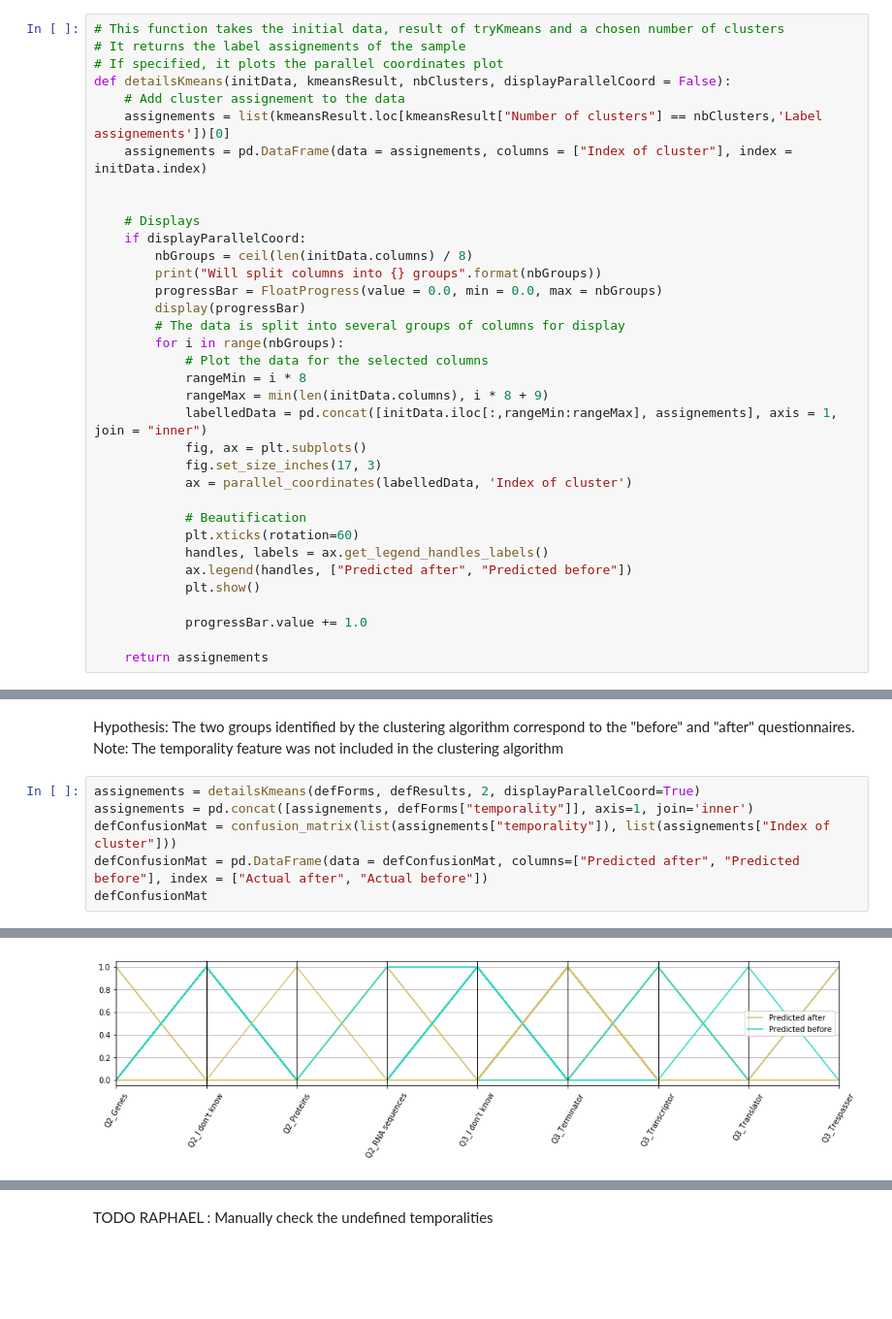
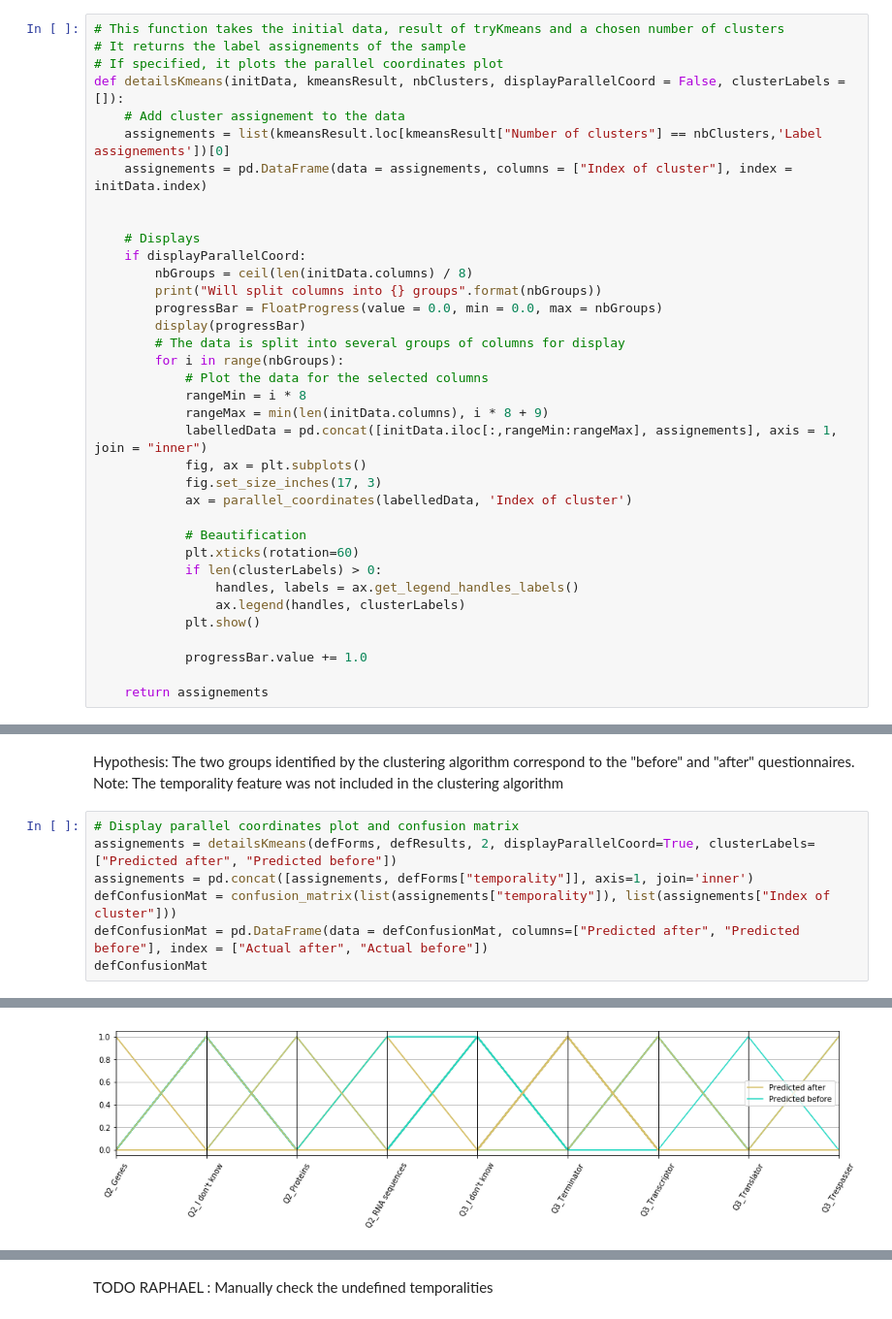
Before and after one commit to CyberCRI/dataanalysis-herocoli-redmetrics, a Jupyter notebook: v1.52/Data mining/Clustering.ipynb, the cells around one changed output, grey strips where cells are left out. Shown at 97% size. Drawn from its saved outputs; the diff is of its cells as text; blank space fills up the shorter version.

```diff
--- a/v1.52/Data mining/Clustering.ipynb
+++ b/v1.52/Data mining/Clustering.ipynb
@@ -99,7 +99,7 @@ def tryKmeans(dataset, rangeNbClusters=[2, 3, 4, 5]):
 # This function takes the initial data, result of tryKmeans and a chosen number of clusters
 # It returns the label assignements of the sample
 # If specified, it plots the parallel coordinates plot
-def detailsKmeans(initData, kmeansResult, nbClusters, displayParallelCoord = False):
+def detailsKmeans(initData, kmeansResult, nbClusters, displayParallelCoord = False, clusterLabels = []):
     # Add cluster assignement to the data
     assignements = list(kmeansResult.loc[kmeansResult["Number of clusters"] == nbClusters,'Label assignements'])[0]
     assignements = pd.DataFrame(data = assignements, columns = ["Index of cluster"], index = initData.index)
@@ -123,8 +123,9 @@ def detailsKmeans(initData, kmeansResult, nbClusters, displayParallelCoord = Fal
 
             # Beautification
             plt.xticks(rotation=60)
-            handles, labels = ax.get_legend_handles_labels()
-            ax.legend(handles, ["Predicted after", "Predicted before"])
+            if len(clusterLabels) > 0:
+                handles, labels = ax.get_legend_handles_labels()
+                ax.legend(handles, clusterLabels)
             plt.show()
 
             progressBar.value += 1.0
@@ -209,7 +264,8 @@ Note: The silhouette coefficient probably never goes very high because of the bi
 Hypothesis: The two groups identified by the clustering algorithm correspond to the "before" and "after" questionnaires.
 Note: The temporality feature was not included in the clustering algorithm
 # %%
-assignements = detailsKmeans(defForms, defResults, 2, displayParallelCoord=True)
+# Display parallel coordinates plot and confusion matrix
+assignements = detailsKmeans(defForms, defResults, 2, displayParallelCoord=True, clusterLabels=["Predicted after", "Predicted before"])
 assignements = pd.concat([assignements, defForms["temporality"]], axis=1, join='inner')
 defConfusionMat = confusion_matrix(list(assignements["temporality"]), list(assignements["Index of cluster"]))
 defConfusionMat = pd.DataFrame(data = defConfusionMat, columns=["Predicted after", "Predicted before"], index = ["Actual after", "Actual before"])
@@ -223 +279 @@ A Jupyter Widget
-[figure, old version]
+[figure, new version]
```
Also changed, not shown: parts of 44 cells of this notebook, 1 other file.
